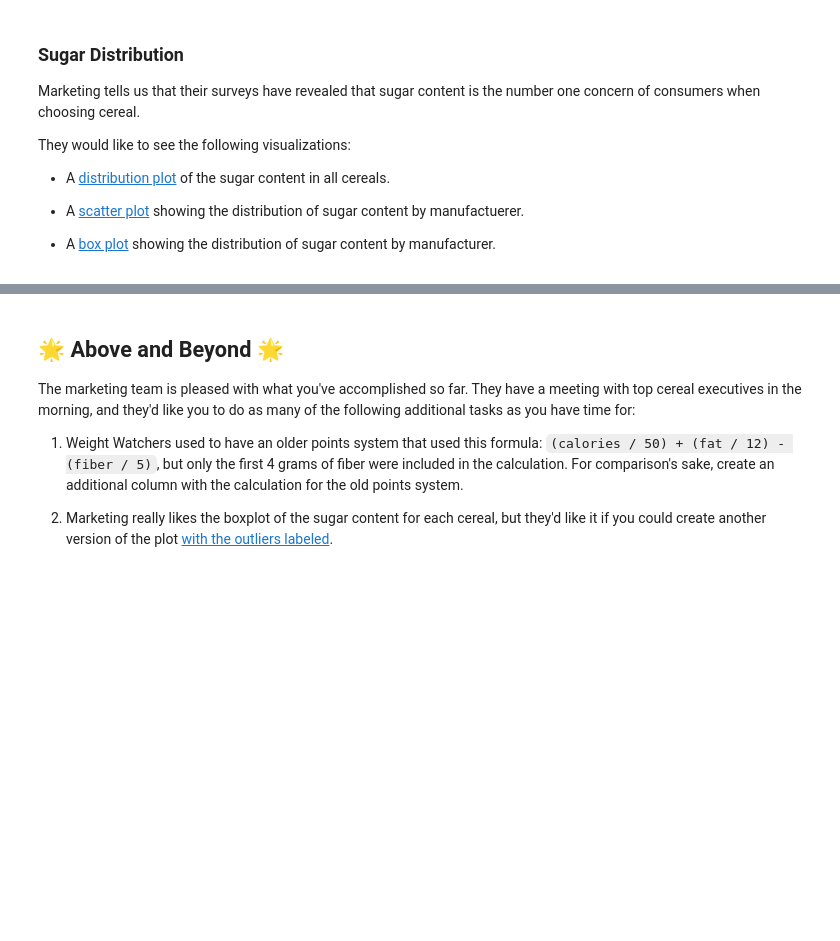
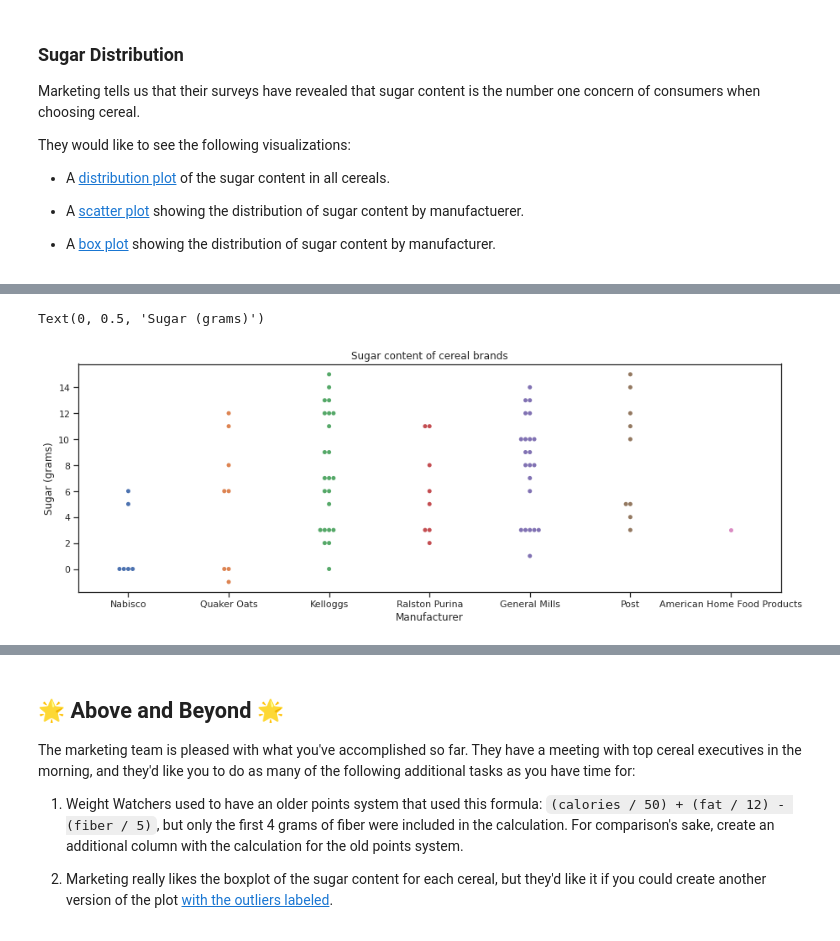
Before and after one commit to byui-cse/cse450-course, a Jupyter notebook: notebooks/Exploration_02_Solved.ipynb, the cells around one changed output, grey strips where cells are left out. Cells and saved outputs as stored; diff of their text form; code cells hidden in the pictures; blank space fills up the shorter version.

```diff
--- a/notebooks/Exploration_02_Solved.ipynb
+++ b/notebooks/Exploration_02_Solved.ipynb
@@ -94,0 +214,21 @@ They would like to see the following visualizations:
+# %%
+# Let's make this look nicer for marketing. Seaborn is based on matplotlib
+# and its graph functions typically return a matplot lib Axes object
+# which we can customize further. (see https://matplotlib.org/3.3.1/api/axes_api.html)
+
+import matplotlib.pyplot as plt
+
+# First, let's make it wider so we can use the manufacturer name instead
+# of the code. We have to set this before drawing the chart.
+plt.figure(figsize=(15,5))
+
+# Draw that chart, keeping a reference to the axes object
+ax = sns.swarmplot(data=cereal, x='mfr_name', y='sugars')
+
+# Once the chart is drawn, we can set the labels
+ax.set_title('Sugar content of cereal brands')
+ax.set_xlabel('Manufacturer')
+ax.set_ylabel('Sugar (grams)')
+# %% [output]
+Text(0, 0.5, 'Sugar (grams)')
+[figure, added]
```
Also changed, not shown: parts of 13 cells of this notebook.
